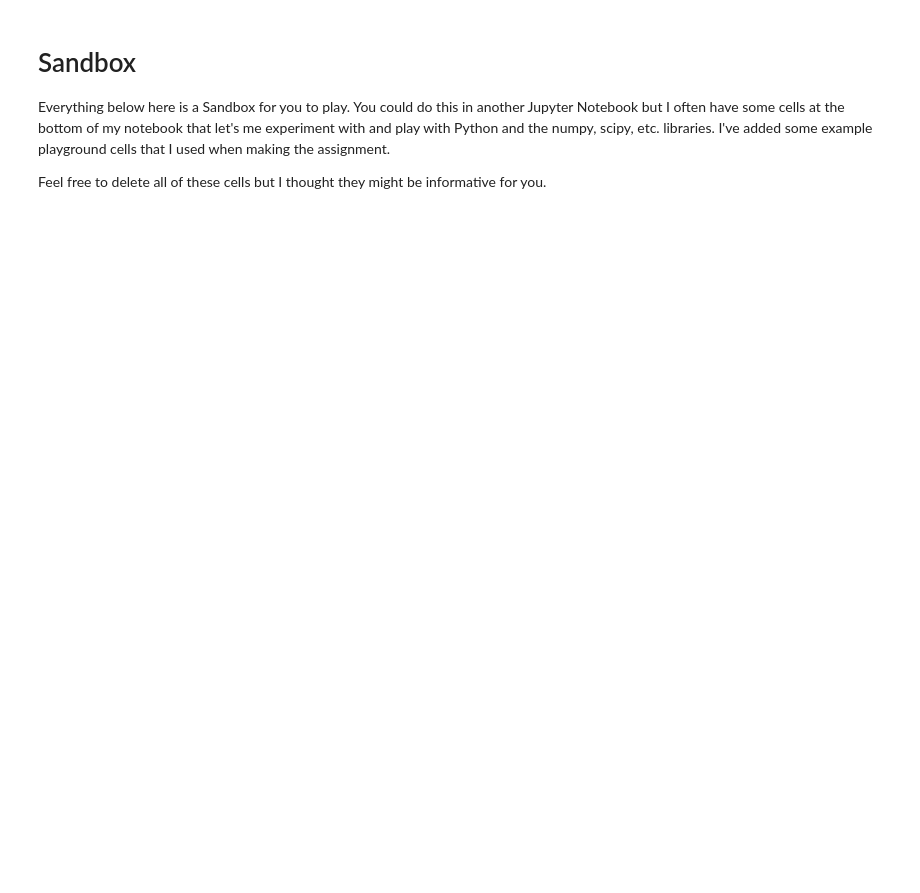
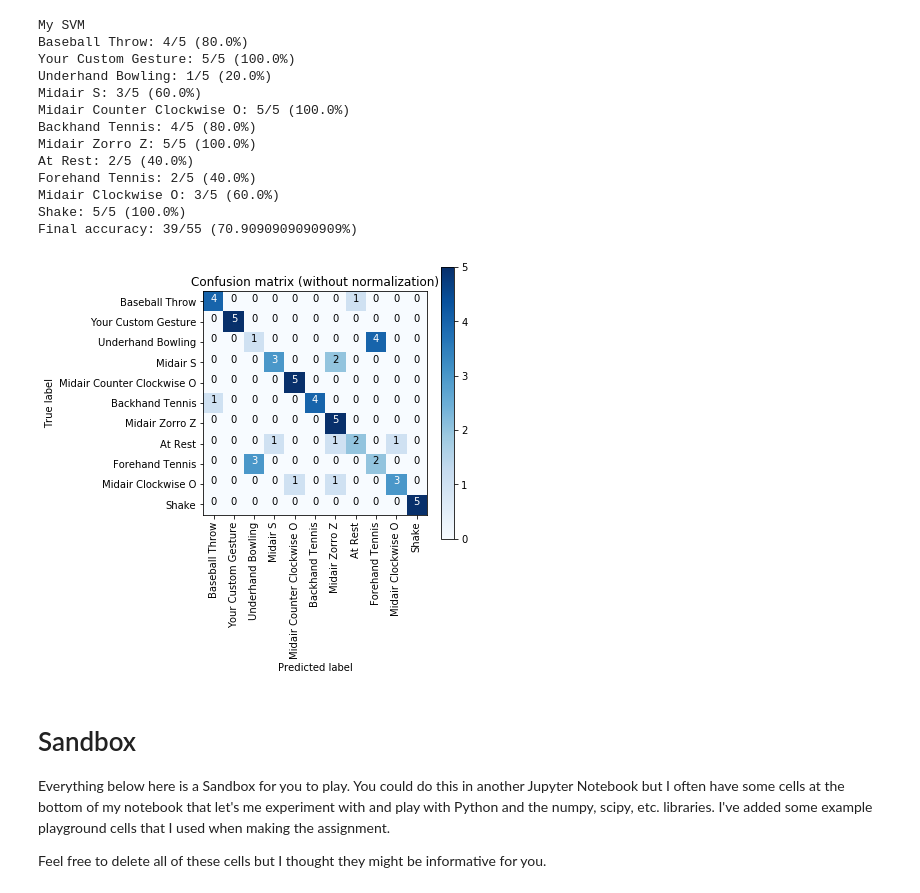
Before and after one commit to cynthisl/ubicomp, a Jupyter notebook: gesture/Gesture Recognizer.ipynb, the cells around one changed output. Saved outputs shown, nothing was run; the diff lists cells and outputs as text; code cells hidden in the pictures; blank space fills up the shorter version.

```diff
--- a/gesture/Gesture Recognizer.ipynb
+++ b/gesture/Gesture Recognizer.ipynb
@@ -755,3 +791,25 @@ makeConfusionMatrix(jon_sm_analysis)
+# %%
+# Run SVM on My Data
+
+print("My SVM")
+my_svm_analyses = runSVM(myTrials, my_folds)
+printAnalysis(my_svm_analyses)
+makeConfusionMatrix(my_svm_analyses)
+# %% [output]
+My SVM
+Baseball Throw: 4/5 (80.0%)
+Your Custom Gesture: 5/5 (100.0%)
+Underhand Bowling: 1/5 (20.0%)
+Midair S: 3/5 (60.0%)
+Midair Counter Clockwise O: 5/5 (100.0%)
+Backhand Tennis: 4/5 (80.0%)
+Midair Zorro Z: 5/5 (100.0%)
+At Rest: 2/5 (40.0%)
+Forehand Tennis: 2/5 (40.0%)
+Midair Clockwise O: 3/5 (60.0%)
+Shake: 5/5 (100.0%)
+Final accuracy: 39/55 (70.9090909090909%)
+[figure, added]
 # %% [markdown]
 # Sandbox
 Everything below here is a Sandbox for you to play. You could do this in another Jupyter Notebook but I often have some cells at the bottom of my notebook that let's me experiment with and play with Python and the numpy, scipy, etc. libraries. I've added some example playground cells that I used when making the assignment.
```
Also changed, not shown: parts of 26 cells of this notebook.
